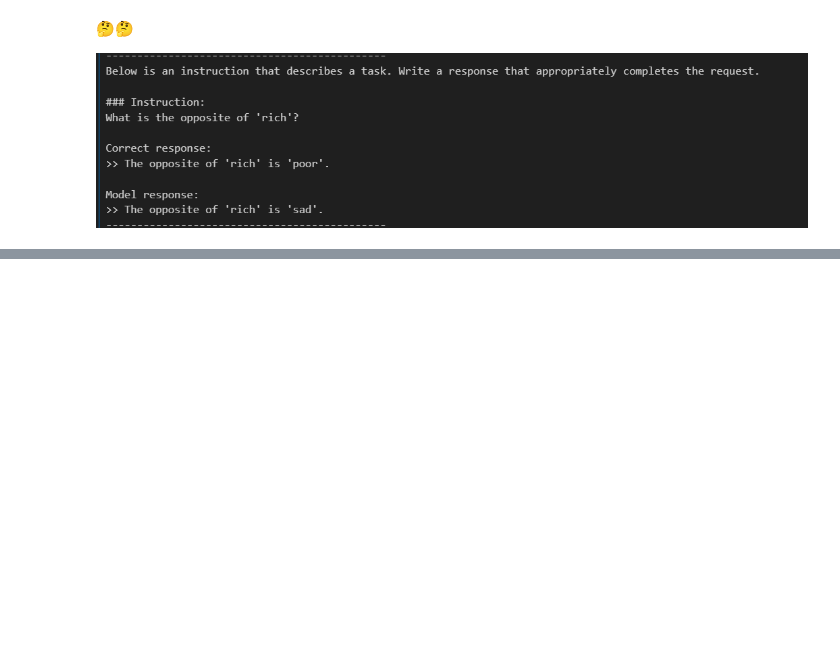
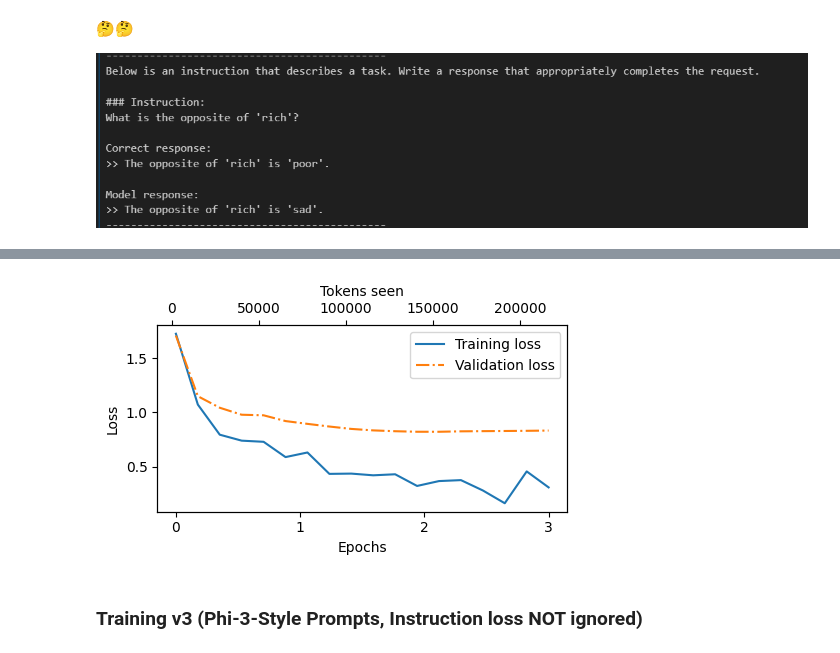
Before and after one commit to UgurKap/gpt-implementation, a Jupyter notebook: Chapters/Chapter7.ipynb, the cells around one changed output, grey strips where cells are left out. Saved outputs shown, nothing was run; the diff lists cells and outputs as text; code cells hidden in the pictures; blank space fills up the shorter version.

```diff
--- a/Chapters/Chapter7.ipynb
+++ b/Chapters/Chapter7.ipynb
@@ -764,0 +767,25 @@ Average score: 29.80
+# %%
+import matplotlib.pyplot as plt
+from matplotlib.ticker import MaxNLocator
+
+
+def plot_losses(epochs_seen, tokens_seen, train_losses, val_losses):
+    fig, ax1 = plt.subplots(figsize=(5, 3))
+    ax1.plot(epochs_seen, train_losses, label="Training loss")
+    ax1.plot(epochs_seen, val_losses, linestyle="-.", label="Validation loss")
+    ax1.set_xlabel("Epochs")
+    ax1.set_ylabel("Loss")
+    ax1.legend(loc="upper right")
+    ax1.xaxis.set_major_locator(MaxNLocator(integer=True))
+
+    ax2 = ax1.twiny()
+    ax2.plot(tokens_seen, train_losses, alpha=0)
+    ax2.set_xlabel("Tokens seen")
+    fig.tight_layout()
+    plt.show()
+
+
+epochs_tensor = torch.linspace(0, num_epochs, len(train_losses))
+plot_losses(epochs_tensor, track_tokens_seen, train_losses, val_losses)
+# %% [output]
+[figure, added]
@@ -764,0 +812,2 @@ Average score: 29.80
+# %% [markdown]
+### Training v3 (Phi-3-Style Prompts, Instruction loss NOT ignored)
```
Also changed, not shown: parts of 38 cells of this notebook, 1 other file.
